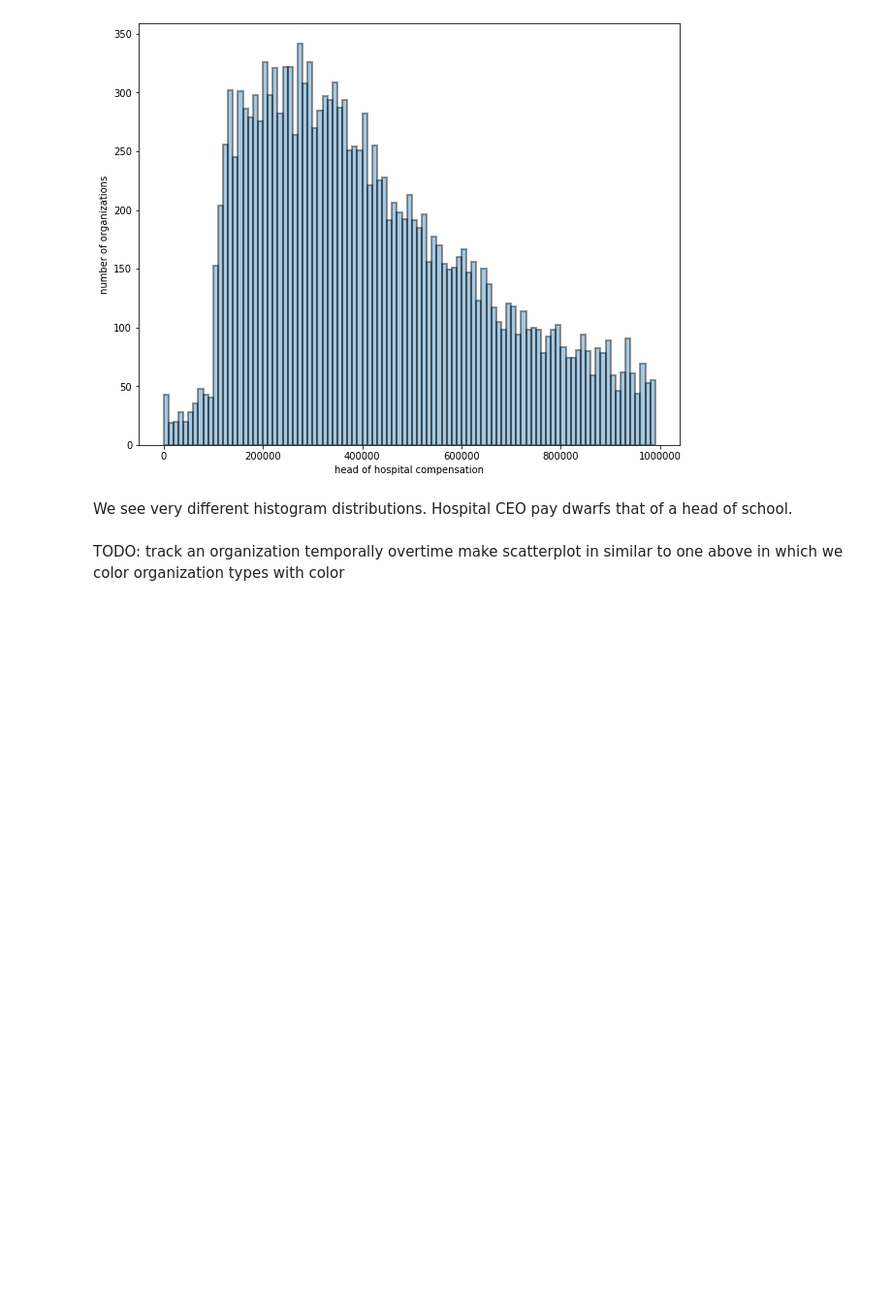
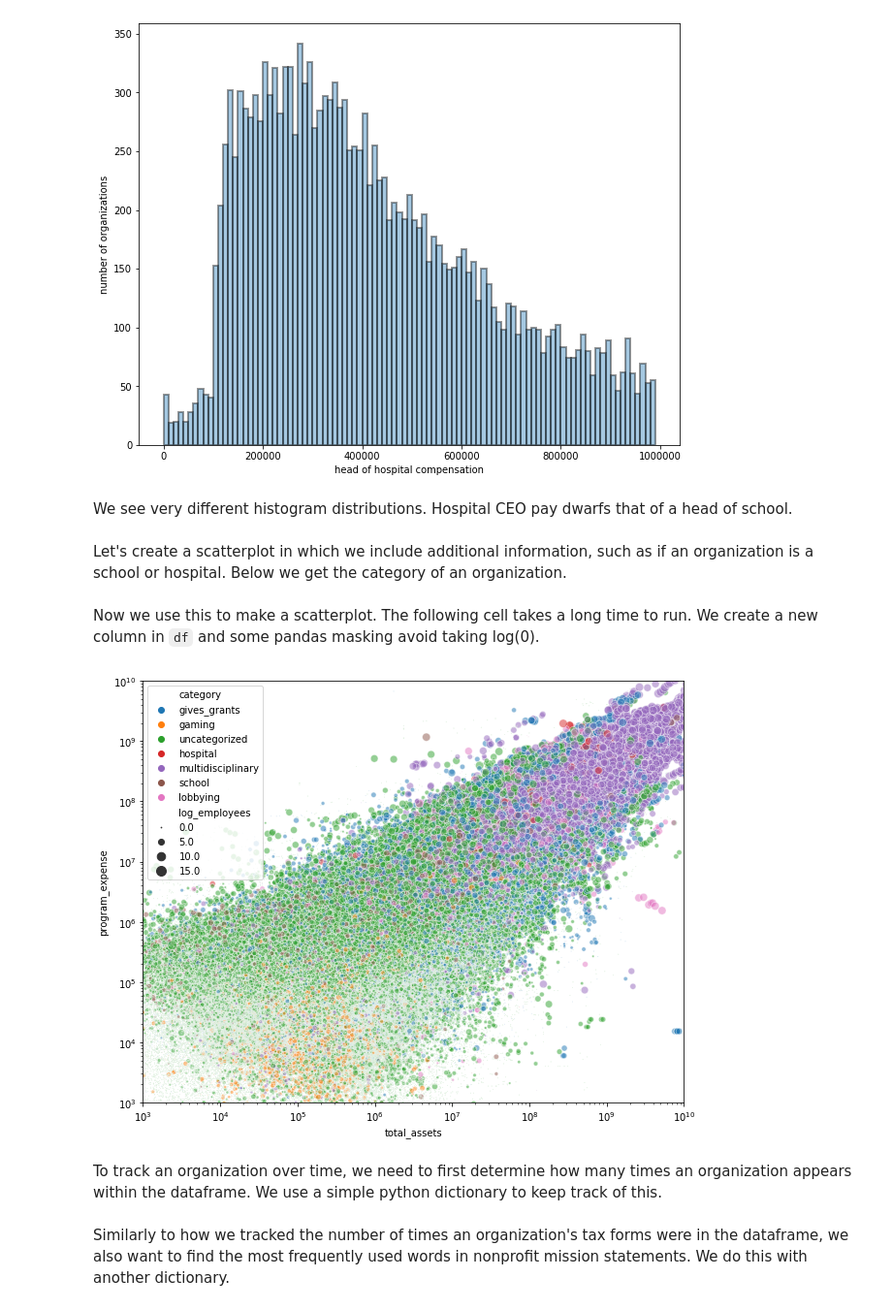
Before and after one commit to zebengberg/990-NN, a Jupyter notebook: examples.ipynb, the cells around one changed output. Shown at 97% size. Drawn from its saved outputs; the diff is of its cells as text; code cells hidden in the pictures; blank space fills up the shorter version.

```diff
--- a/examples.ipynb
+++ b/examples.ipynb
@@ -145,6 +145,48 @@ plt.ylabel('number of organizations');
 [figure]
 # %% [markdown]
 We see very different histogram distributions. Hospital CEO pay dwarfs that of a head of school.
-# %% [markdown]
-TODO: track an organization temporally overtime
-      make scatterplot in similar to one above in which we color organization types with color
+# %% [markdown]
+Let's create a scatterplot in which we include additional information, such as if an organization is a school or hospital. Below we get the category of an organization.
+# %%
+def get_category(org):
+    """Categorize an organization as gaming, school, hospital, etc."""
+
+    if org['has_grants_organizations'] or org['has_grants_individuals']:
+        grants = 1
+    else:
+        grants = 0
+
+    n_trues = org['has_school'] + org['has_hospital'] + org['has_gaming'] + org['has_lobbying'] + grants
+    if n_trues > 1:
+        return 'multidisciplinary'
+    elif grants:
+        return 'gives_grants'
+    elif org['has_school']:
+        return 'school'
+    elif org['has_hospital']:
+        return 'hospital'
+    elif org['has_gaming']:
+        return 'gaming'
+    elif org['has_lobbying']:
+        return 'lobbying'
+    else:
+        return 'uncategorized'
+
+
+df['category'] = df.progress_apply(get_category, axis=1)
+# %% [markdown]
+Now we use this to make a scatterplot. The following cell takes a long time to run. We create a new column in `df` and some pandas masking avoid taking log(0).
+# %%
+df['log_employees'] = np.log(df['employees'].mask(df['employees'] <= 0)).fillna(0)
+
+splot = sns.scatterplot(x='total_assets', y='program_expense',
+                        hue='category', size='log_employees', sizes=(.5, 100),
+                        alpha=0.5, data=df)
+splot.set(xscale='log', yscale='log')
+
+plt.ylim(10**3, 10**10)
+plt.xlim(10**3, 10**10);
+# %% [output]
+[figure, added]
+# %% [markdown]
+To track an organization over time, we need to first determine how many times an organization appears within the dataframe. We use a simple python dictionary to keep track of this.
@@ -150,0 +195,2 @@ TODO: track an organization temporally overtime
+# %% [markdown]
+Similarly to how we tracked the number of times an organization's tax forms were in the dataframe, we also want to find the most frequently used words in nonprofit mission statements. We do this with another dictionary.
```
Also changed, not shown: parts of 5 cells of this notebook.
